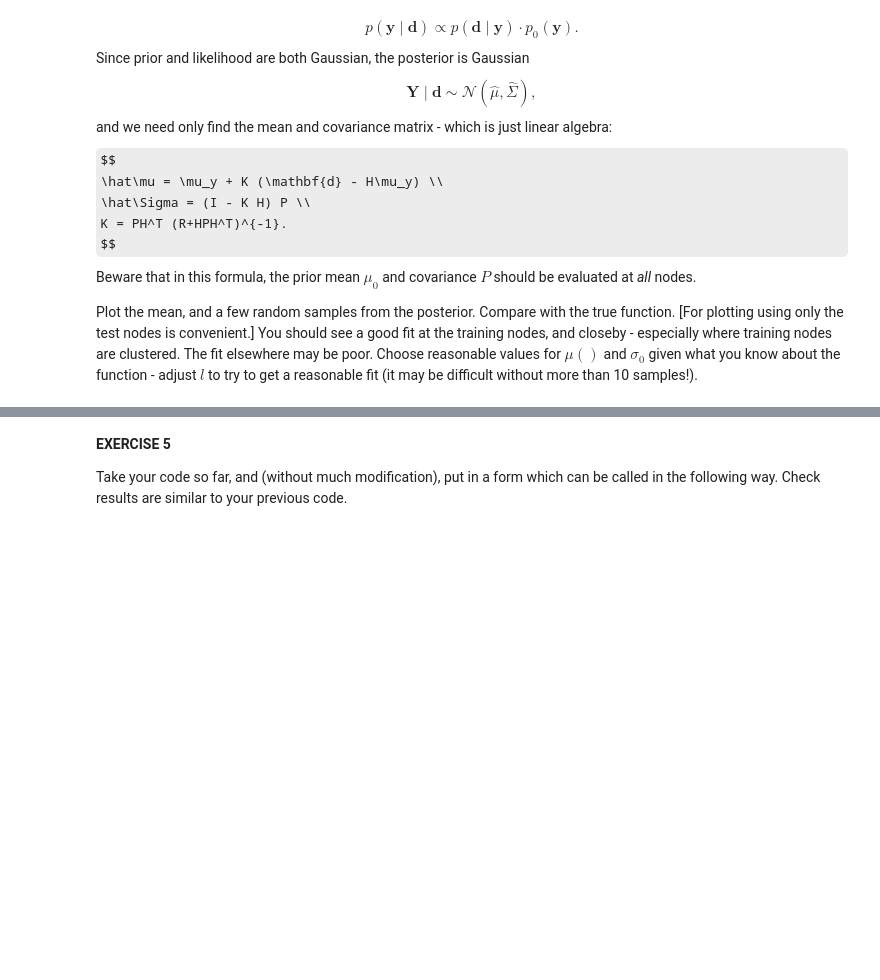
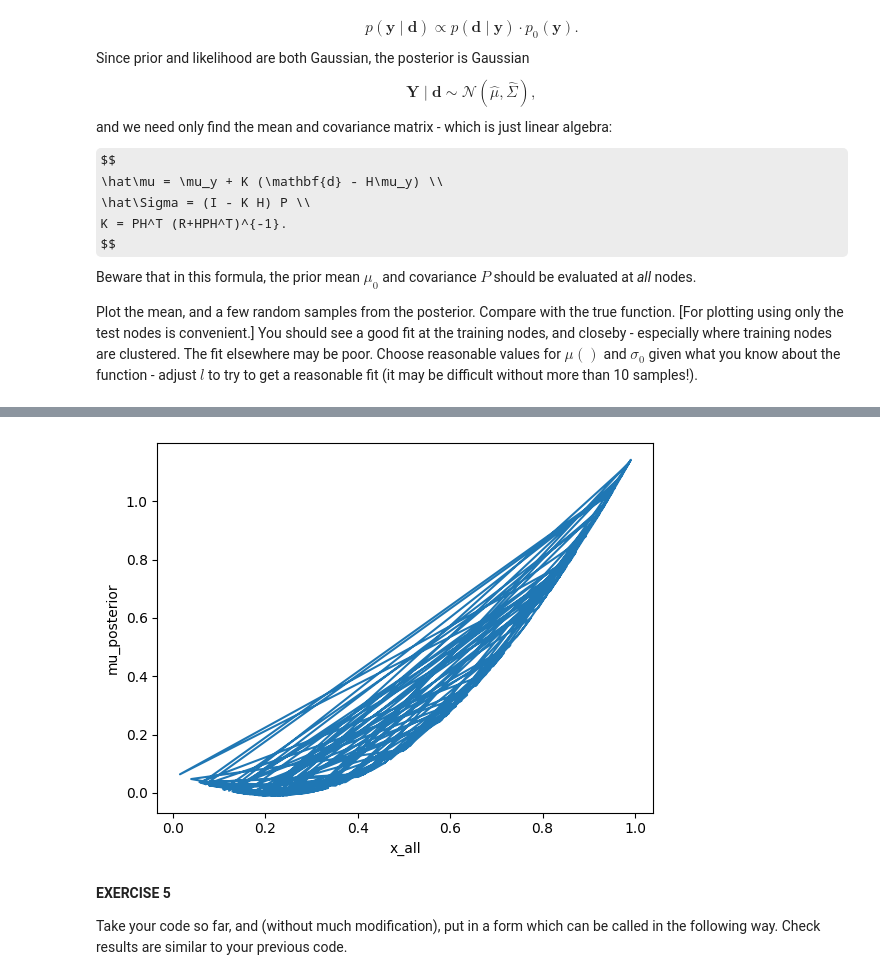
Before and after one commit to msahirs/CFD_IV, a Jupyter notebook: Tutorial2.ipynb, the cells around one changed output, grey strips where cells are left out. Drawn from its saved outputs; the diff is of its cells as text; code cells hidden in the pictures; some formulas as TeX source; blank space fills up the shorter version.

```diff
--- a/Tutorial2.ipynb
+++ b/Tutorial2.ipynb
@@ -93,6 +158,22 @@ In our Bayesian formulation the random-variable $\mathbf{Y} | \mathbf{d}$ (that
 Implement 1: There is a useful trick here: Numpy *slices*.  With the syntax `x_all[:M]` you extract the 1st `M` entries of `x_all`.  Similarly `x_all[M:]` returns all except the 1st `M` entries.  Apply this idea to an identity matrix of size $M+N$ to get a suitable matrix $H$.
 
 Implement 2. As well as $R$, also evaluate the data $\mathbf{d} := g(\mathbf{x}_\mathrm{train}) + \epsilon$.  I.e. explicitly add a small about of noise to the observations to simulate a real measurement.  Use `stats.multivariate_normal(0*x_train, R).rvs()` to generate the noise.
+# %%
+# observation matrix
+def calc_H(x_all, y_all, M, N):
+    H = np.eye(M+N)
+    H = H[:M, :]
+
+    x_observation, y_observation = x_all[:M], y_all[:M]
+    H_observation = np.cov(np.hstack((x_all, y_all)))
+
+    H[:M, :M] = H_observation
+
+    return H
+
+# observation error matrix
+def calc_R(M, sigma_e = 1e-3):
+    return sigma_e**2*np.eye(M)
 # %% [markdown]
 **EXERCISE 4**
 
@@ -113,3 +194,55 @@ $$
 Beware that in this formula, the prior mean $\mu_0$ and covariance $P$ should be evaluated at *all* nodes.
 
 Plot the mean, and a few random samples from the posterior.  Compare with the true function.  [For plotting using only the test nodes is convenient.]  You should see a good fit at the training nodes, and closeby - especially where training nodes are clustered.  The fit elsewhere may be poor.  Choose reasonable values for $\mu()$ and $\sigma_0$ given what you know about the function - adjust $l$ to try to get a reasonable fit (it may be difficult without more than 10 samples!).
+# %%
+def calc_K(P, H, R):
+    return P @ H.T @ np.linalg.inv(R + H @P @ H.T)
+
+def calc_muPosterior(x, mu, P, H, R, d):
+    K = calc_K(P, H, R)
+    mu_prior = mu(x)
+    print(f'x: {np.shape(x), }mu: {np.shape(mu_prior)}, K: {np.shape(K)}, d: {np.shape(d)}, H: {np.shape(H)}') #K @ (d - H @ mu_prior: {np.shape(K @ (d - H @ mu_prior))}')
+    return mu_prior + K @ (d - H @ mu_prior)
+
+
+def calc_sigmaPosterior(P, H, R, M, N):
+    K = calc_K(P, H, R)
+    return (np.eye(M+N)- K @ H) @ P
+
+def mu(x):
+    return 1+x**2
+
+
+# select mean, std. dev, and support length of test function (g)
+mu_g = 1.4651525789495015
+sigma_g = 1.082548228747729
+l_g = 1 # modify manually
+
+
+y_all = g(x_all)
+y_train = g(x_train)
+
+H = calc_H(x_all, y_all, M, N)
+R = calc_R(M)
+P = r(x_all, x_all, sigma_g, l_g) # prior covariance matrix for ALL nodes
+
+# muPosterior = calc_muPosterior(mu_prior = mu_g*np.ones(len(x_train)) , P = P, H = H, R = R, d = y_train)
+
+muPosterior = calc_muPosterior(x = x_all, mu = mu, P = P, H = H, R = R, d = y_train)
+Sigma_Posterior = calc_sigmaPosterior(P, H, R, M, N)
+
+
+print(f'Mean Posterior: {muPosterior}')
+print(f'Std. Dev. Posterior: {Sigma_Posterior}')
+
+plt.plot(x_all, muPosterior)
+plt.xlabel('x_all')
+plt.ylabel('mu_posterior')
+
+# sample posterior
+#samples = np.random.normal(loc = muPosterior, scale = Sigma_Posterior, size = 10)
+pass
+
+# compare with function (g)
+pass
+# %% [output]
@@ -116,3 +266,4 @@ Plot the mean, and a few random samples from the posterior.  Compare with the tr
+[figure, added]
 # %% [markdown]
 **EXERCISE 5**
 
```
Also changed, not shown: parts of 8 cells of this notebook.
